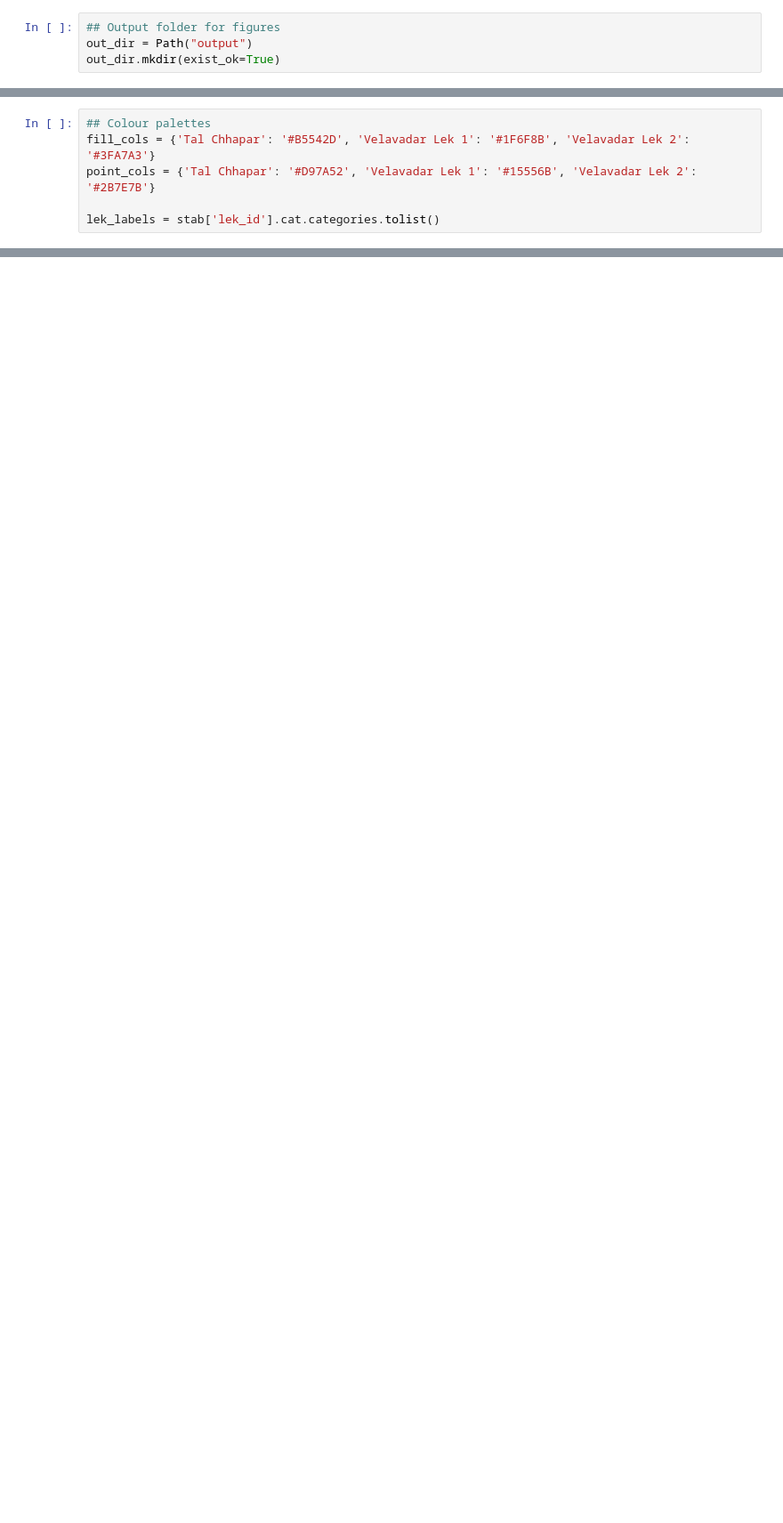
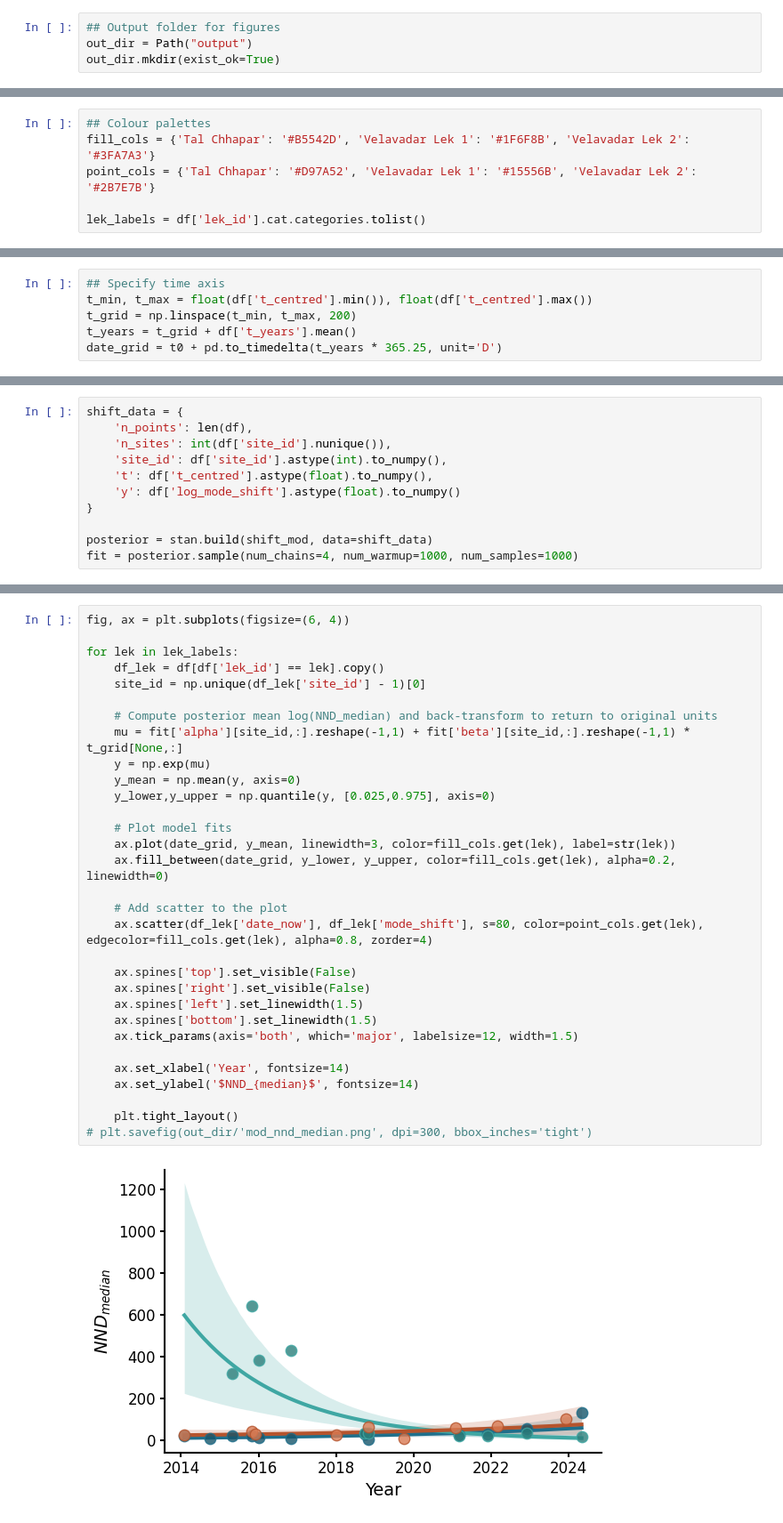
Before and after one commit to ruthviksp/territory_geometry, a Jupyter notebook: plot_stability.ipynb, the cells around one changed output, grey strips where cells are left out. Shown at 89% size. Saved outputs shown, nothing was run; the diff lists cells and outputs as text; blank space fills up the shorter version.

```diff
--- a/plot_stability.ipynb
+++ b/plot_stability.ipynb
@@ -20,4 +30,4 @@ stab['lek_id'] = (pd.Categorical(stab['lek_id'],categories=lek_order,ordered=Tru
 fill_cols = {'Tal Chhapar': '#B5542D', 'Velavadar Lek 1': '#1F6F8B', 'Velavadar Lek 2': '#3FA7A3'}
 point_cols = {'Tal Chhapar': '#D97A52', 'Velavadar Lek 1': '#15556B', 'Velavadar Lek 2': '#2B7E7B'}
 
-lek_labels = stab['lek_id'].cat.categories.tolist()
+lek_labels = df['lek_id'].cat.categories.tolist()
@@ -44,0 +55,6 @@ Text(0, 0.5, 'Intensity mode displacement (m)')
+# %%
+## Specify time axis
+t_min, t_max = float(df['t_centred'].min()), float(df['t_centred'].max())
+t_grid = np.linspace(t_min, t_max, 200)
+t_years = t_grid + df['t_years'].mean()
+date_grid = t0 + pd.to_timedelta(t_years * 365.25, unit='D')
@@ -44,0 +108,11 @@ Text(0, 0.5, 'Intensity mode displacement (m)')
+# %%
+shift_data = {
+    'n_points': len(df),
+    'n_sites': int(df['site_id'].nunique()),
+    'site_id': df['site_id'].astype(int).to_numpy(),
+    't': df['t_centred'].astype(float).to_numpy(),
+    'y': df['log_mode_shift'].astype(float).to_numpy()
+}
+
+posterior = stan.build(shift_mod, data=shift_data)
+fit = posterior.sample(num_chains=4, num_warmup=1000, num_samples=1000)
@@ -44,0 +137,33 @@ Text(0, 0.5, 'Intensity mode displacement (m)')
+# %%
+fig, ax = plt.subplots(figsize=(6, 4))
+
+for lek in lek_labels:
+    df_lek = df[df['lek_id'] == lek].copy()
+    site_id = np.unique(df_lek['site_id'] - 1)[0]
+
+    # Compute posterior mean log(NND_median) and back-transform to return to original units
+    mu = fit['alpha'][site_id,:].reshape(-1,1) + fit['beta'][site_id,:].reshape(-1,1) * t_grid[None,:]
+    y = np.exp(mu)
+    y_mean = np.mean(y, axis=0)
+    y_lower,y_upper = np.quantile(y, [0.025,0.975], axis=0)
+
+    # Plot model fits
+    ax.plot(date_grid, y_mean, linewidth=3, color=fill_cols.get(lek), label=str(lek))
+    ax.fill_between(date_grid, y_lower, y_upper, color=fill_cols.get(lek), alpha=0.2, linewidth=0)
+
+    # Add scatter to the plot
+    ax.scatter(df_lek['date_now'], df_lek['mode_shift'], s=80, color=point_cols.get(lek), edgecolor=fill_cols.get(lek), alpha=0.8, zorder=4)
+
+    ax.spines['top'].set_visible(False)
+    ax.spines['right'].set_visible(False)
+    ax.spines['left'].set_linewidth(1.5)
+    ax.spines['bottom'].set_linewidth(1.5)
+    ax.tick_params(axis='both', which='major', labelsize=12, width=1.5)
+
+    ax.set_xlabel('Year', fontsize=14)
+    ax.set_ylabel('$NND_{median}$', fontsize=14)
+
+    plt.tight_layout()
+# plt.savefig(out_dir/'mod_nnd_median.png', dpi=300, bbox_inches='tight')
+# %% [output]
+[figure, added]
```
Also changed, not shown: parts of 9 cells of this notebook, 5 other files.
